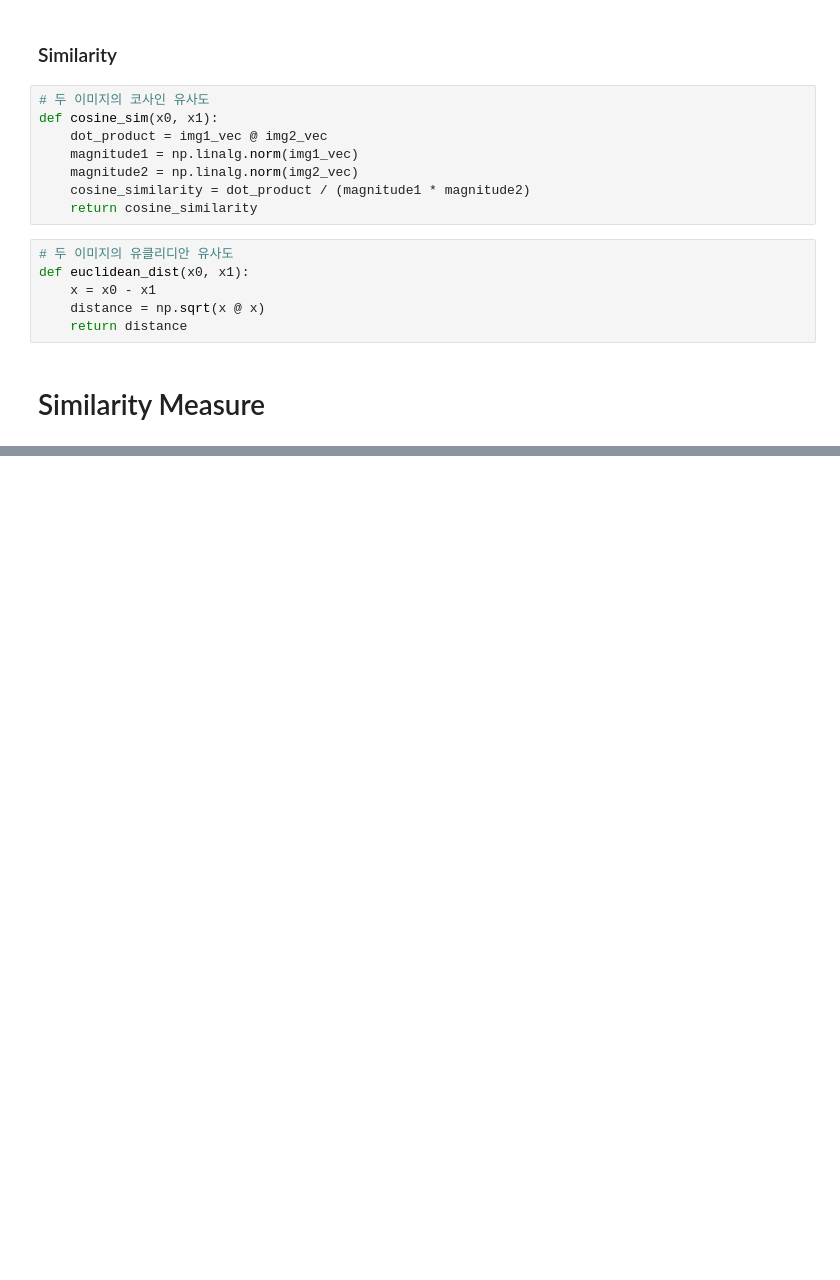
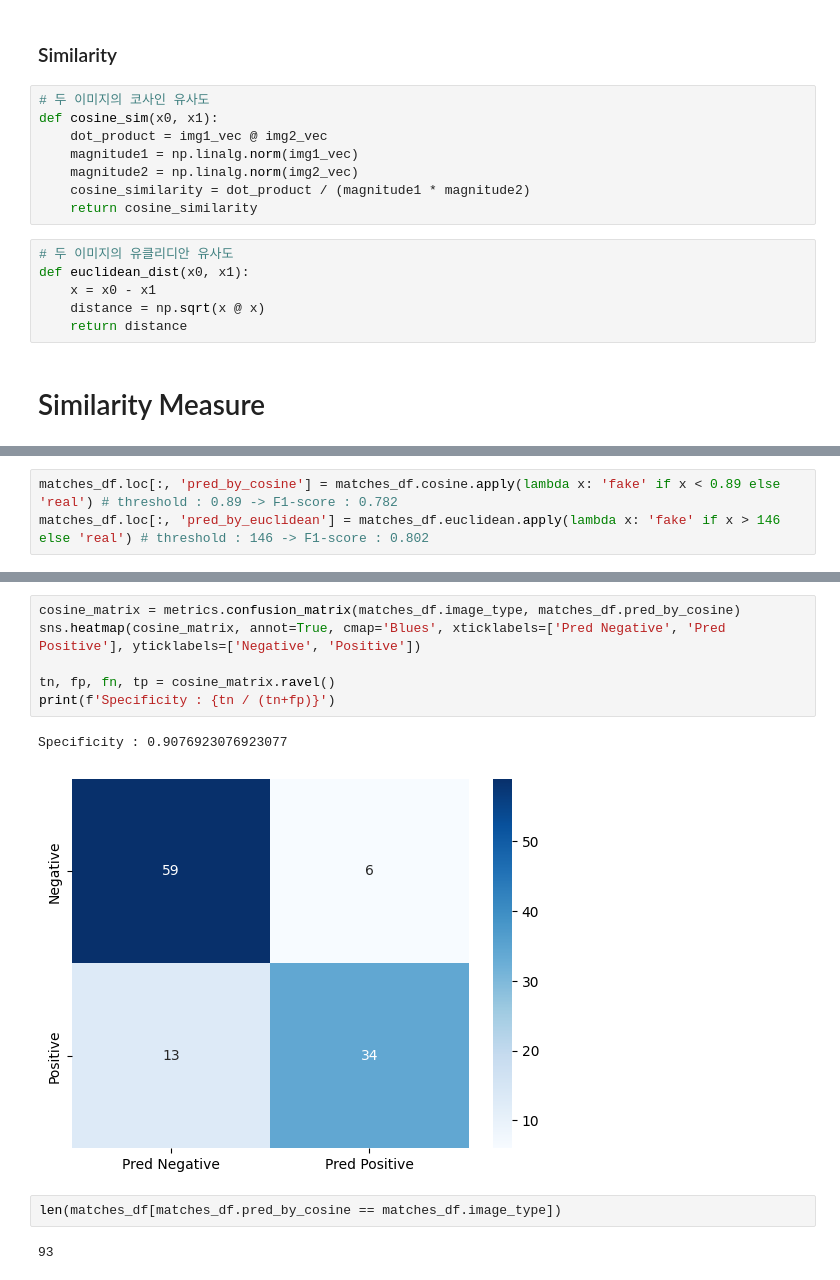
Before and after one commit to LEEINSEO-0118/Brand_Detective, a Jupyter notebook: Similarity_Measure/Similarity_Measure.ipynb, the cells around one changed output, grey strips where cells are left out. Drawn from its saved outputs; the diff is of its cells as text; blank space fills up the shorter version.

Commit message:
feat: Add F1_Score and Precision with Confusion Matrix

```diff
--- a/Similarity_Measure/Similarity_Measure.ipynb
+++ b/Similarity_Measure/Similarity_Measure.ipynb
@@ -203,0 +210,3 @@ matches_df
+# %%
+matches_df.loc[:, 'pred_by_cosine'] = matches_df.cosine.apply(lambda x: 'fake' if x < 0.89 else 'real') # threshold : 0.89 -> F1-score : 0.782
+matches_df.loc[:, 'pred_by_euclidean'] = matches_df.euclidean.apply(lambda x: 'fake' if x > 146 else 'real') # threshold : 146 -> F1-score : 0.802
@@ -203,0 +221,13 @@ matches_df
+# %%
+cosine_matrix = metrics.confusion_matrix(matches_df.image_type, matches_df.pred_by_cosine)
+sns.heatmap(cosine_matrix, annot=True, cmap='Blues', xticklabels=['Pred Negative', 'Pred Positive'], yticklabels=['Negative', 'Positive'])
+
+tn, fp, fn, tp = cosine_matrix.ravel()
+print(f'Specificity : {tn / (tn+fp)}')
+# %% [output]
+Specificity : 0.9076923076923077
+[figure, added]
+# %%
+len(matches_df[matches_df.pred_by_cosine == matches_df.image_type])
+# %% [output]
+93
```
Also changed, not shown: parts of 6 cells of this notebook.
